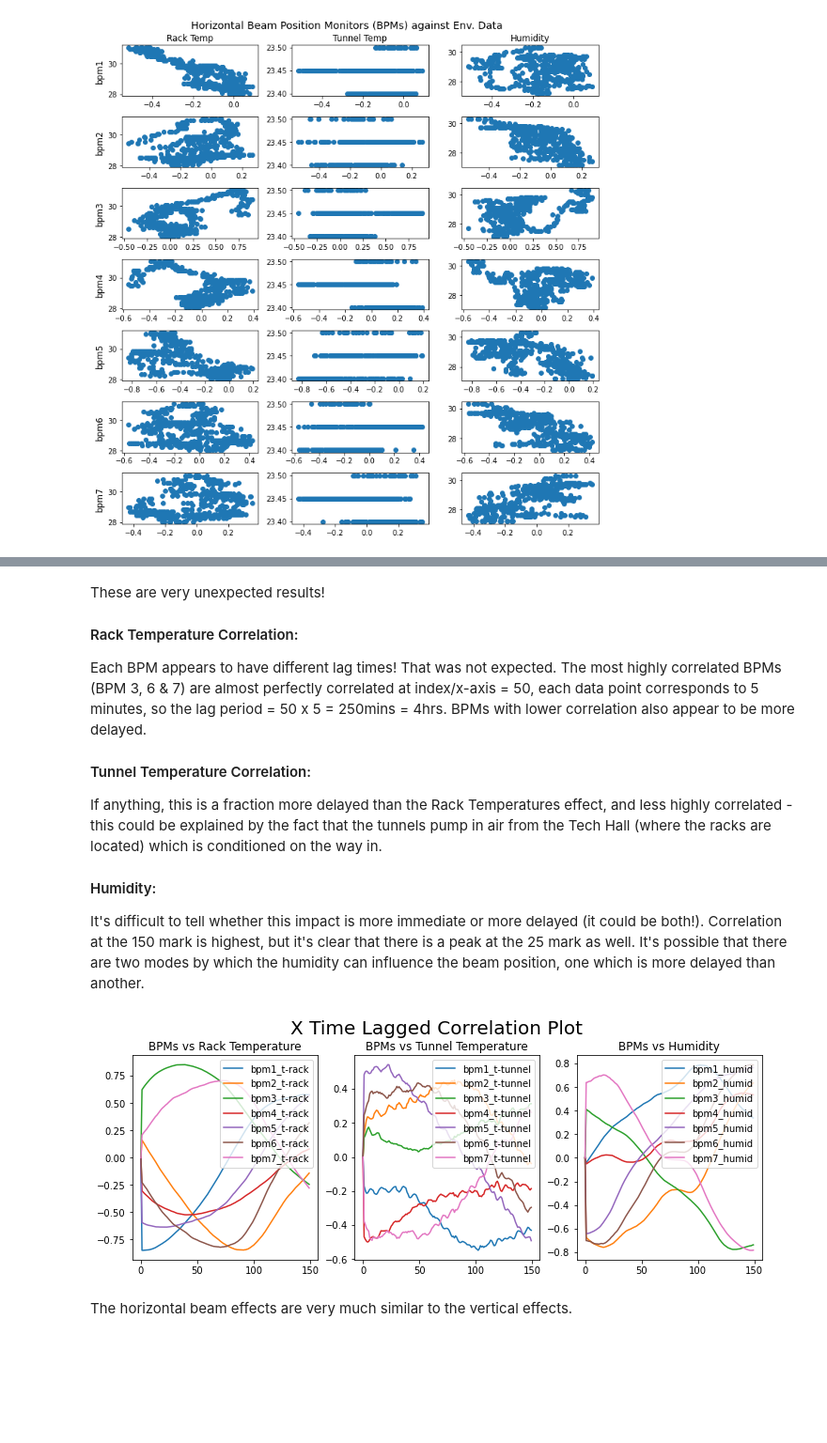
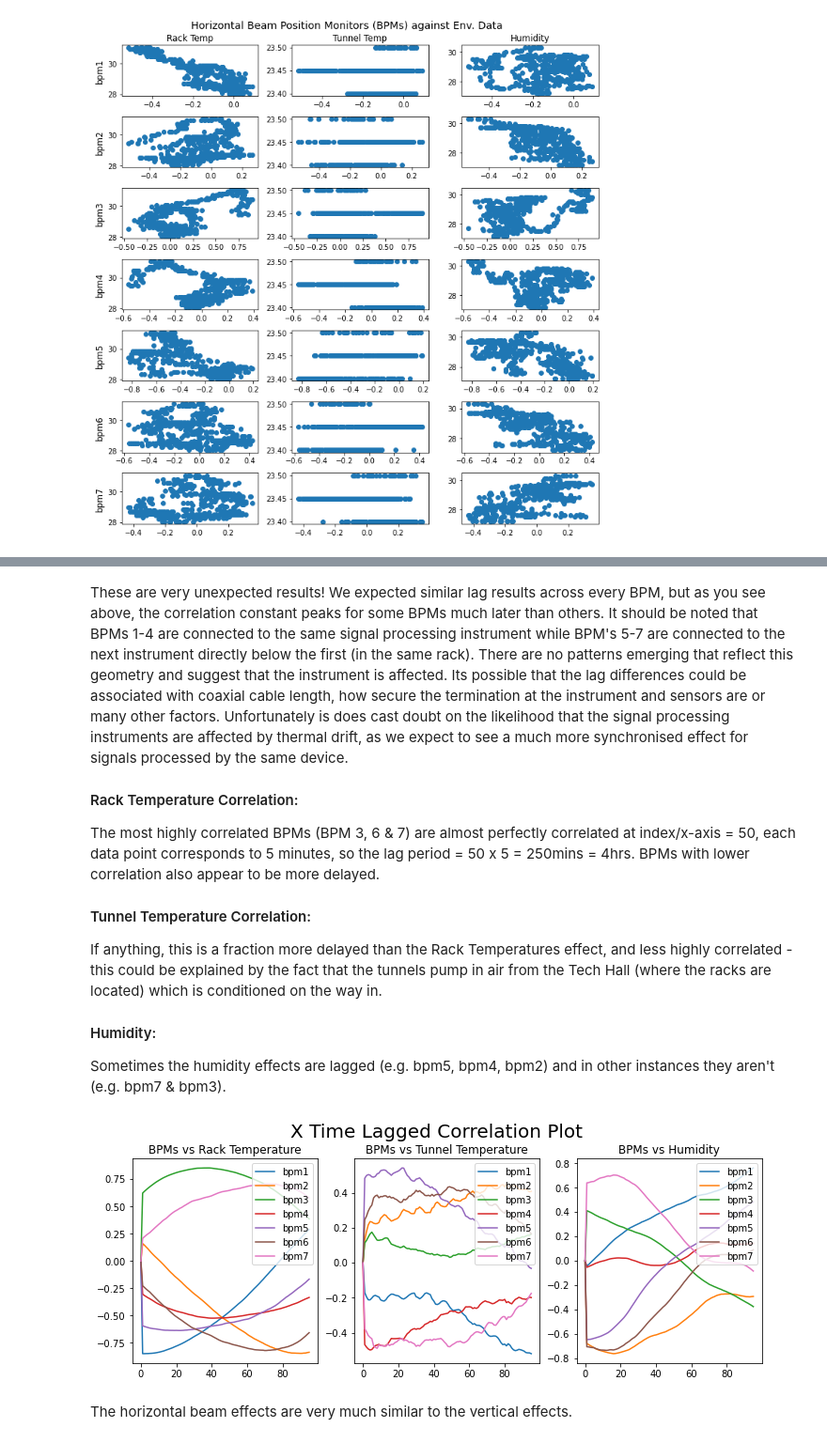
Before and after one commit to 20spaghetti/Electron-Beam-Position-Drift-Study, a Jupyter notebook: Electron Beam Position Drift Study.ipynb, the cells around one changed output, grey strips where cells are left out. Shown at 94% size. Saved outputs shown, nothing was run; the diff lists cells and outputs as text; code cells hidden in the pictures; blank space fills up the shorter version.

```diff
--- a/Electron Beam Position Drift Study.ipynb
+++ b/Electron Beam Position Drift Study.ipynb
@@ -87,13 +87,9 @@ The data provided is non tabular, the environment data and BPM data are differen
 # bpmx_t (datenums):  [154327×1 double]
 # bpmx:               [154327×7 double]
 bpmx = pd.concat([pd.DataFrame(data = raw_data[sector][0][0][8], columns = ['bpm_t']),pd.DataFrame(raw_data[sector][0][0][9])], axis = 1)
-bpmx = bpmx.rename(columns={0: "bpm1",
-                            1: "bpm2",
-                            2: "bpm3",
-                            3: "bpm4",
-                            4: "bpm5",
-                            5: "bpm6",
-                            6: "bpm7",})
+bpmx = bpmx.rename(columns={0: "bpm1", 1: "bpm2", 2: "bpm3", 3: "bpm4", 4: "bpm5", 5: "bpm6", 6: "bpm7",})
+
+# datetime conversion
 bpmx['bpm_t'] = bpmx['bpm_t'].apply(lambda matlab_datenum: datetime.fromordinal(int(matlab_datenum)) + timedelta(days=matlab_datenum%1) - timedelta(days = 366))
 bpmx.set_index('bpm_t', inplace=True)
 bpmx.head()
@@ -636,61 +600,41 @@ plt.show()
 # %% [markdown]
-These are very unexpected results!
+These are very unexpected results! We expected similar lag results across every BPM, but as you see above, the correlation constant peaks for some BPMs much later than others. It should be noted that BPMs 1-4 are connected to the same signal processing instrument while BPM's 5-7 are connected to the next instrument directly below the first (in the same rack). There are no patterns emerging that reflect this geometry and suggest that the instrument is affected. Its possible that the lag differences could be associated with coaxial cable length, how secure the termination at the instrument and sensors are or many other factors. Unfortunately is does cast doubt on the likelihood that the signal processing instruments are affected by thermal drift, as we expect to see a much more synchronised effect for signals processed by the same device.
 
 #### Rack Temperature Correlation:
-Each BPM appears to have different lag times! That was not expected. The most highly correlated BPMs (BPM 3, 6 & 7) are almost perfectly correlated at index/x-axis = 50, each data point corresponds to 5 minutes, so the lag period = 50 x 5 = 250mins = 4hrs. BPMs with lower correlation also appear to be more delayed.
+The most highly correlated BPMs (BPM 3, 6 & 7) are almost perfectly correlated at index/x-axis = 50, each data point corresponds to 5 minutes, so the lag period = 50 x 5 = 250mins = 4hrs. BPMs with lower correlation also appear to be more delayed.
 
 #### Tunnel Temperature Correlation:
 If anything, this is a fraction more delayed than the Rack Temperatures effect, and less highly correlated - this could be explained by the fact that the tunnels pump in air from the Tech Hall (where the racks are located) which is conditioned on the way in.
 
 #### Humidity:
-It's difficult to tell whether this impact is more immediate or more delayed (it could be both!). Correlation at the 150 mark is highest, but it's clear that there is a peak at the 25 mark as well. It's possible that there are two modes by which the humidity can influence the beam position, one which is more delayed than another.
+Sometimes the humidity effects are lagged (e.g. bpm5, bpm4, bpm2) and in other instances they aren't (e.g. bpm7 & bpm3).
 # %%
 cor_lag_x = pd.DataFrame(cor_lag_x)
-cor_lag_x.columns = ['bpm1_t-rack',
-              'bpm2_t-rack',
-              'bpm3_t-rack',
-              'bpm4_t-rack',
-              'bpm5_t-rack',
-              'bpm6_t-rack',
-              'bpm7_t-rack',
-             'bpm1_t-tunnel',
-              'bpm2_t-tunnel',
-              'bpm3_t-tunnel',
-              'bpm4_t-tunnel',
-              'bpm5_t-tunnel',
-              'bpm6_t-tunnel',
-              'bpm7_t-tunnel',
-             'bpm1_humid',
-              'bpm2_humid',
-              'bpm3_humid',
-              'bpm4_humid',
-              'bpm5_humid',
-              'bpm6_humid',
-              'bpm7_humid']
+cor_lag_x.columns = ['bpm1', 'bpm2', 'bpm3', 'bpm4', 'bpm5', 'bpm6', 'bpm7', 'bpm1', 'bpm2', 'bpm3', 'bpm4', 'bpm5', 'bpm6', 'bpm7', 'bpm1', 'bpm2', 'bpm3', 'bpm4', 'bpm5', 'bpm6', 'bpm7']
 
 fig, axes= plt.subplots(nrows=1, ncols=3)
 
 axes[0].set_title('BPMs vs Rack Temperature')
-axes[0].plot(cor_lag_x.iloc[0:150,0:7])
+axes[0].plot(cor_lag_x.iloc[0:96,0:7])
 axes[0].legend(list(cor_lag_x.iloc[:,0:7].columns), loc = 'upper right')
 
 
 axes[1].set_title('BPMs vs Tunnel Temperature')
-axes[1].plot(cor_lag_x.iloc[0:150,7:14])
+axes[1].plot(cor_lag_x.iloc[0:96,7:14])
 axes[1].legend(list(cor_lag_x.iloc[:,7:14].columns), loc = 'upper right')
 
 
 axes[2].set_title('BPMs vs Humidity')
-axes[2].plot(cor_lag_x.iloc[0:150,14:21])
+axes[2].plot(cor_lag_x.iloc[0:96,14:21])
 axes[2].legend(list(cor_lag_x.iloc[:,14:21].columns), loc = 'upper right')
 
 fig.suptitle('X Time Lagged Correlation Plot', fontsize=20, y=1.01)
 
 fig.set_figwidth(12)
 
 plt.show()
 # %% [output]
-[figure, old version]
+[figure, new version]
 # %% [markdown]
 The horizontal beam effects are very much similar to the vertical effects.
 # %% [markdown]
```
Also changed, not shown: parts of 19 cells of this notebook, 1 other file.
